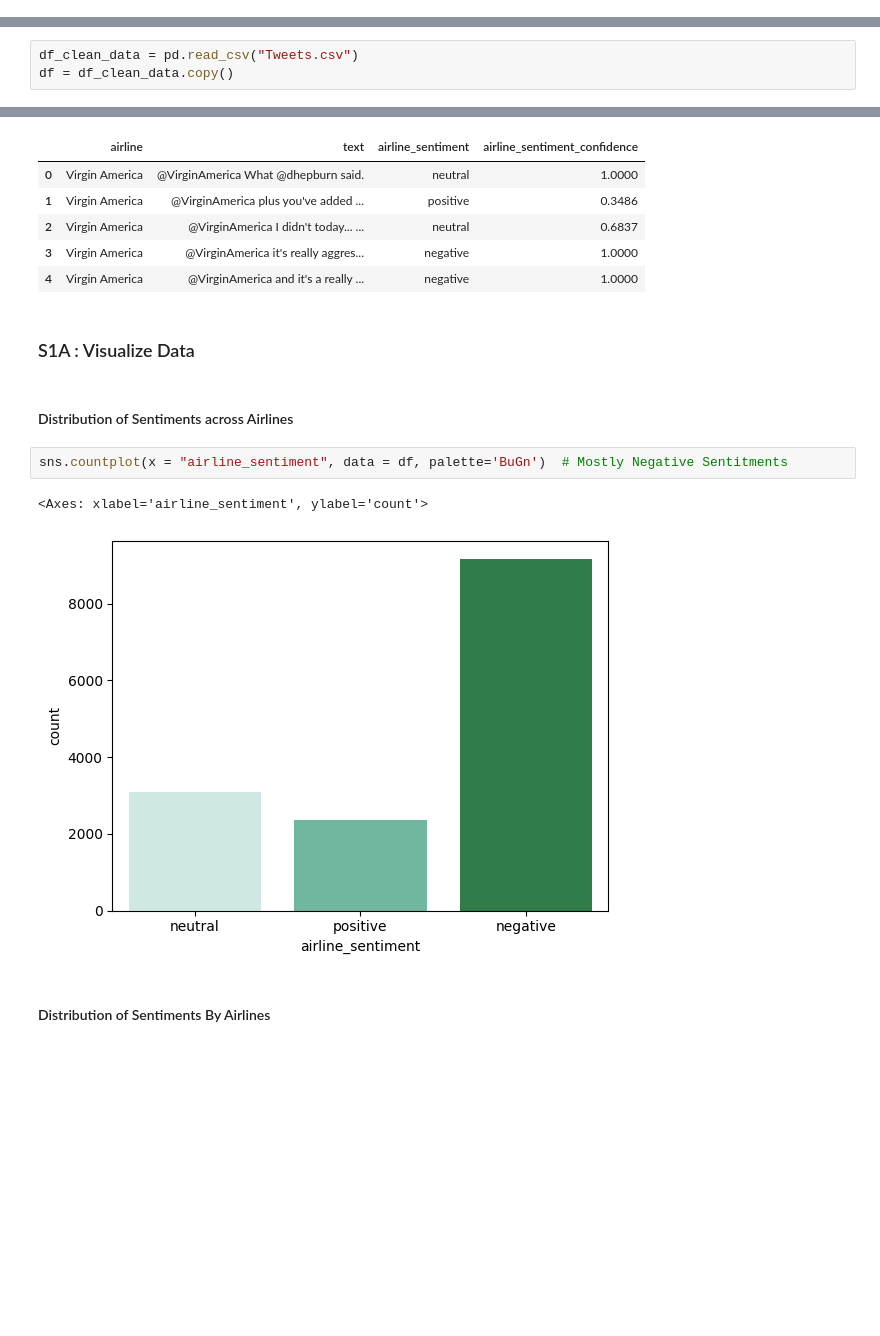
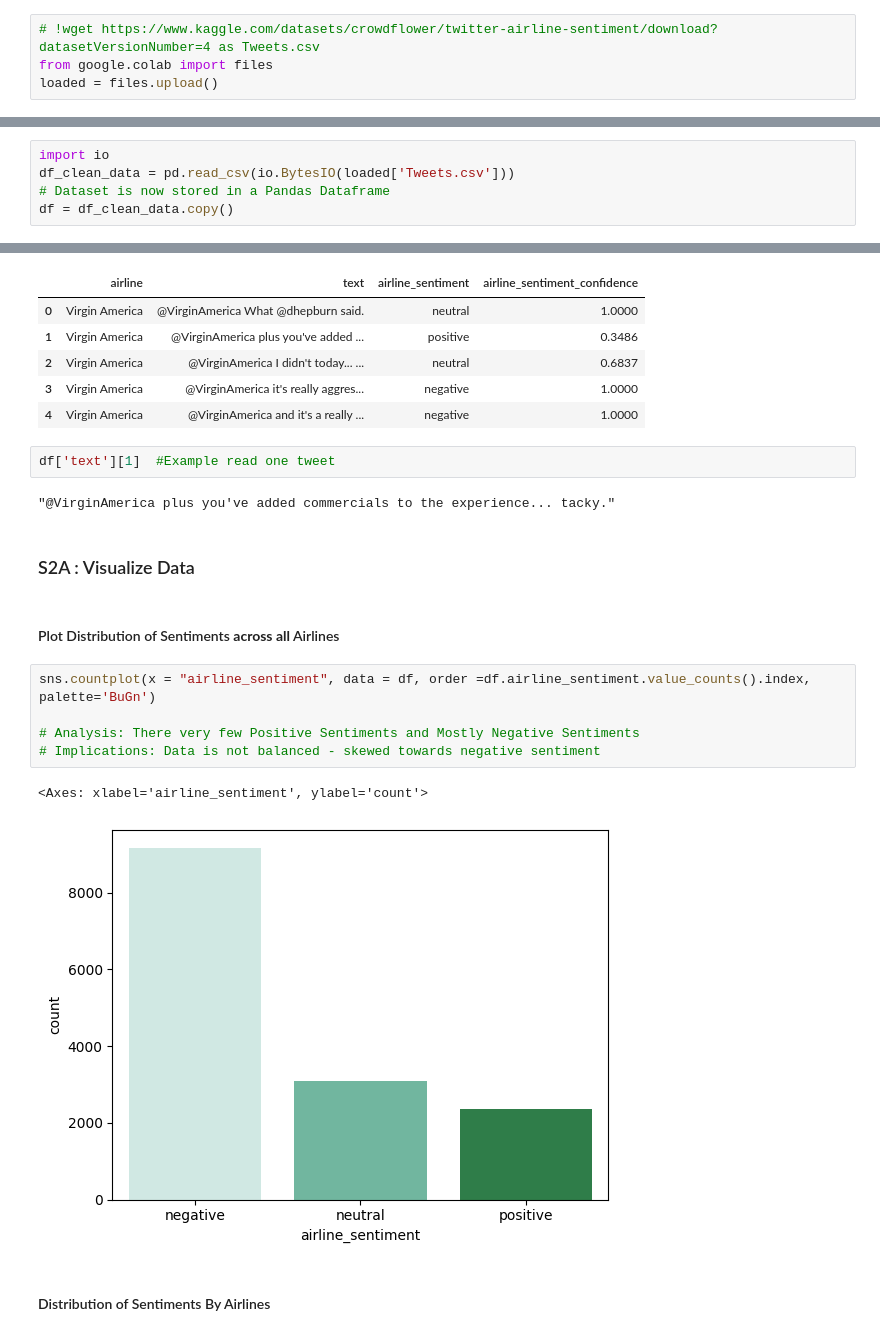
Before and after one commit to stbalaji/AIForBusinessDLNLP, a Jupyter notebook: 06AIForBusiness_NLPEndToEnd_USAirlineSentimentAnalysis.ipynb, the cells around one changed output, grey strips where cells are left out. Drawn from its saved outputs; the diff is of its cells as text; blank space fills up the shorter version.

```diff
--- a/06AIForBusiness_NLPEndToEnd_USAirlineSentimentAnalysis.ipynb
+++ b/06AIForBusiness_NLPEndToEnd_USAirlineSentimentAnalysis.ipynb
@@ -55,0 +64,4 @@ File : Tweets.csv (3.42 MB) | 15 Columns
+# %%
+# !wget https://www.kaggle.com/datasets/crowdflower/twitter-airline-sentiment/download?datasetVersionNumber=4 as Tweets.csv
+from google.colab import files
+loaded = files.upload()
@@ -56,5 +71,7 @@ File : Tweets.csv (3.42 MB) | 15 Columns
 # %%
-df_clean_data = pd.read_csv("Tweets.csv")
+import io
+df_clean_data = pd.read_csv(io.BytesIO(loaded['Tweets.csv']))
+# Dataset is now stored in a Pandas Dataframe
 df = df_clean_data.copy()
 # %%
 # Note basic observations
@@ -110,15 +130,22 @@ df[keycols].head(5)
 | 2 | Virgin America | @VirginAmerica I didn't today... ... | neutral | 0.6837 |
 | 3 | Virgin America | @VirginAmerica it's really aggres... | negative | 1.0000 |
 | 4 | Virgin America | @VirginAmerica and it's a really ... | negative | 1.0000 |
+# %%
+df['text'][1]  #Example read one tweet
+# %% [output]
+"@VirginAmerica plus you've added commercials to the experience... tacky."
 # %% [markdown]
-### S1A : Visualize Data
+### S2A : Visualize Data
 # %% [markdown]
-#### Distribution of Sentiments across Airlines
+#### Plot Distribution of Sentiments **across all** Airlines
 # %%
-sns.countplot(x = "airline_sentiment", data = df, palette='BuGn')  # Mostly Negative Sentitments
+sns.countplot(x = "airline_sentiment", data = df, order =df.airline_sentiment.value_counts().index, palette='BuGn')
+
+# Analysis: There very few Positive Sentiments and Mostly Negative Sentiments
+# Implications: Data is not balanced - skewed towards negative sentiment
 # %% [output]
 <Axes: xlabel='airline_sentiment', ylabel='count'>
-[figure, old version]
+[figure, new version]
 # %% [markdown]
 #### Distribution of Sentiments By Airlines
 # %%
```
Also changed, not shown: parts of 45 cells of this notebook.
